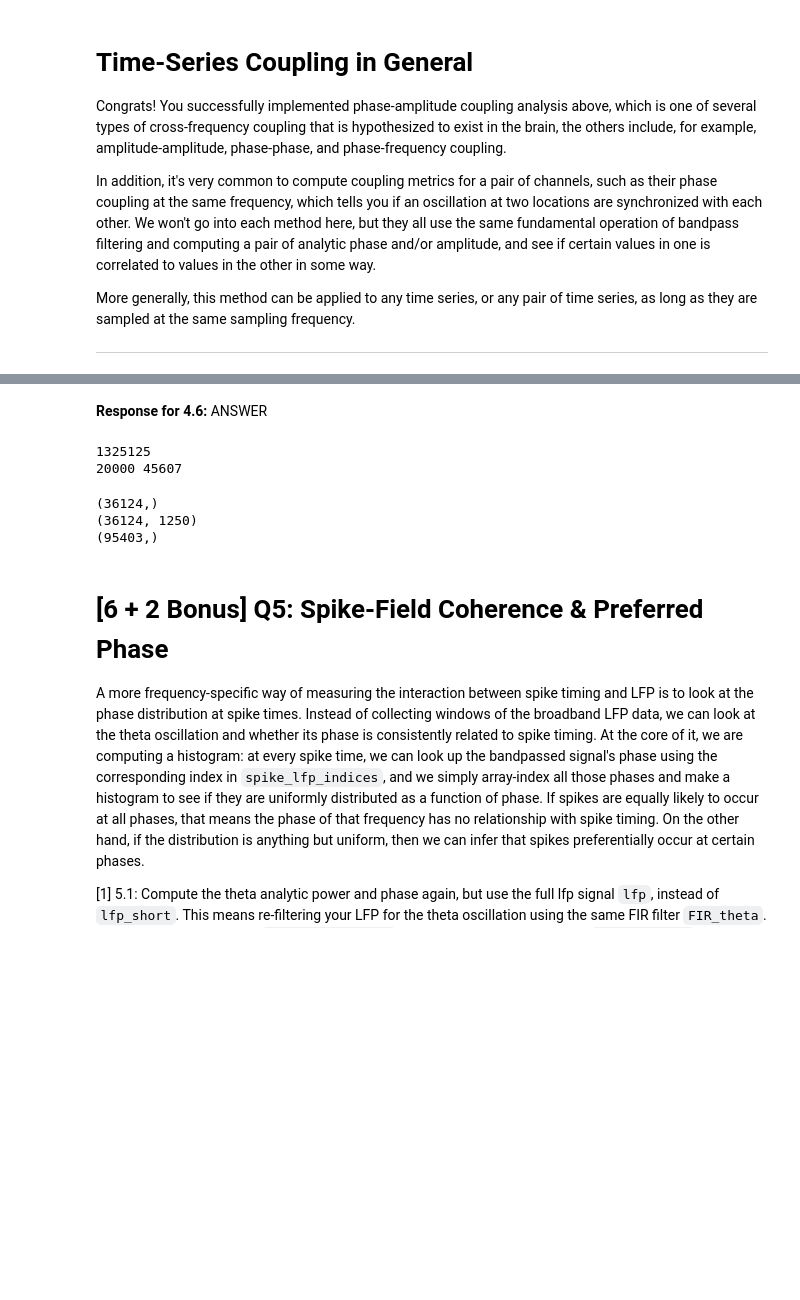
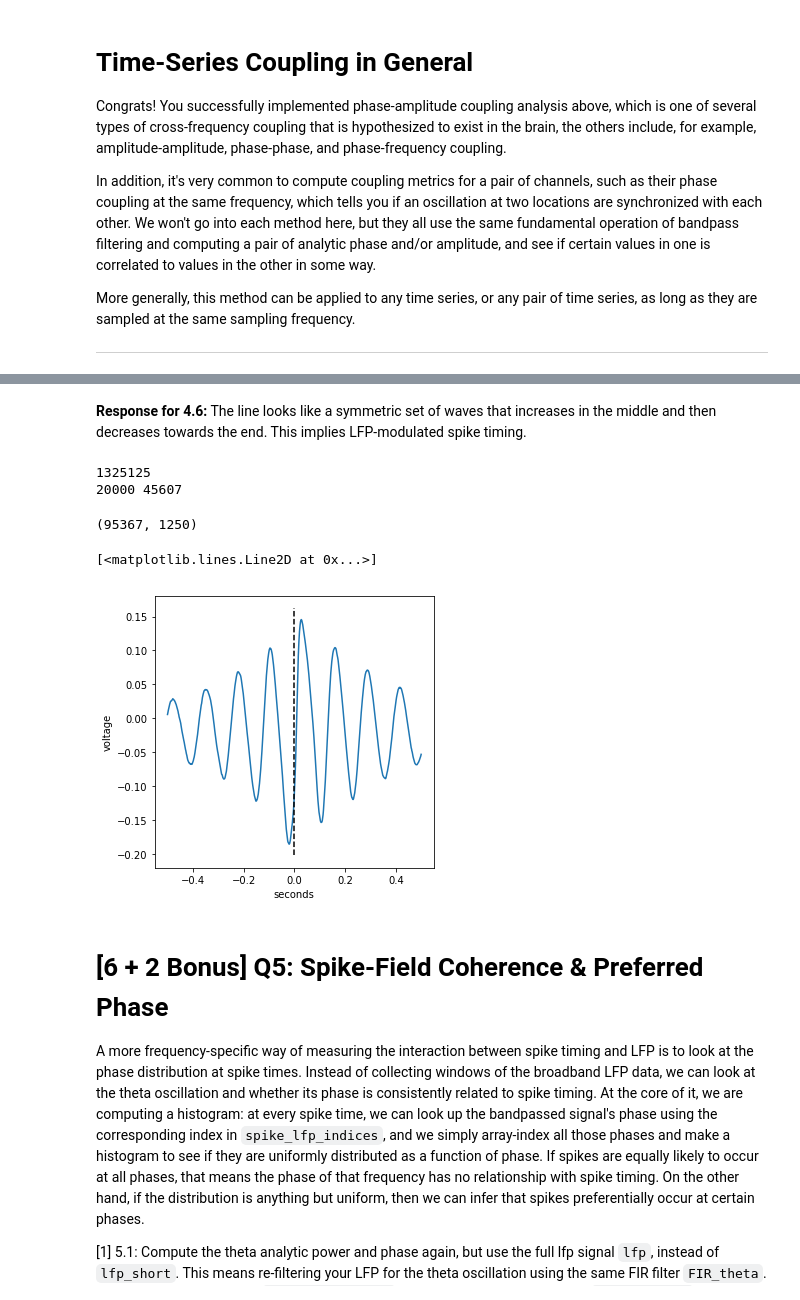
Before and after one commit to benjaminmakowsky/cogs118c, a Jupyter notebook: Assignments/A4-HilbertLFPSpike.ipynb, the cells around one changed output, grey strips where cells are left out. Drawn from its saved outputs; the diff is of its cells as text; code cells hidden in the pictures; blank space fills up the shorter version.

```diff
--- a/Assignments/A4-HilbertLFPSpike.ipynb
+++ b/Assignments/A4-HilbertLFPSpike.ipynb
@@ -333,8 +329,8 @@ We can't use it directly yet, however, since those indices has a different sampl
 [1] Q4.5: Compute the spike-triggered average (STA), which is averaging `STA_windows` across the spike dimensions (rows). Plot the STA, note that the x-axis should be in units of seconds. I plot a dashed line for you denoting the trigger point at 0, which are the reference points (spikes).
 
 [1] Q4.6: Spike-triggered average is a crude way of seeing if there is a systematic relationship between the LFP and the spike times of the neuron. If they have no relationship, then the STA should average out to zero because there is no consistent temporally-locked pattern. On the other hand, if the STA is not a flat line, that implies LFP-modulated spike timing. Describe in words what your plot looks like, and what your interpretation is, in particular with respect to the theta oscillation.
-# %% [markdown]
-**Response for 4.6:** ANSWER
+# %% [markdown]
+**Response for 4.6:** The line looks like a symmetric set of waves that increases in the middle and then decreases towards the end. This implies LFP-modulated spike timing.
 # %%
 lfp_fs = fs # rename lfp_fs to avoid confusion
 # use the full LFP vector now
@@ -346,8 +342,8 @@ spike_indices = data['spike_indices']
 print(spike_fs, spike_indices[100])
 
 # convert spike index to spike time in seconds
-spike_times = 1/spike_fs * spike_indices
-spike_lfp_inds = (np.round(spike_times,decimals = 0))
+spike_times = spike_indices / spike_fs
+spike_lfp_inds = (np.round(spike_times*lfp_fs,decimals = 0))
 # %% [output]
 1325125
 20000 45607
@@ -355,7 +351,7 @@ spike_lfp_inds = (np.round(spike_times,decimals = 0))
 def get_windows(data, spike_lfp_inds, lfp_fs, len_pre, len_post):
     windows = list()
     for index in spike_lfp_inds:
-        if index + lfp_fs*len_pre >= 0 and index + len_post*lfp_fs <= spike_lfp_inds.shape[0]:
+        if index + lfp_fs*len_pre >= 0 and index + len_post*lfp_fs <= len(data):
             start = int(index + int(len_pre*lfp_fs))
             end = int(index + int(len_post*lfp_fs))
             window = data[int(start):int(end)]
@@ -366,20 +362,23 @@ len_pre = -0.5
 len_post = 0.5
 
 # time vector for STA
-t_STA = spike_times
+t_STA = np.arange(len_pre,len_post, 1/lfp_fs)
 STA_windows = get_windows(lfp,spike_lfp_inds,lfp_fs,len_pre,len_post)
-STA = np.mean(STA_windows, axis =1)
-print(STA.shape)
+STA = np.mean(STA_windows, axis = 0)
+#print(STA.shape)
 print(STA_windows.shape)
-print(spike_times.shape)
+#print(spike_times.shape)
 # %% [output]
-(36124,)
-(36124, 1250)
-(95403,)
+(95367, 1250)
 # %%
 # plot STA
 plt.figure(figsize=(5,5))
+plt.xlabel("seconds");plt.ylabel("voltage")
+plt.plot(t_STA, STA, label = "STA")
 plt.plot([0,0], plt.ylim(), 'k--')
+# %% [output]
+[<matplotlib.lines.Line2D at 0x...>]
+[figure, added]
 # %% [markdown]
 # [6 + 2 Bonus] Q5: Spike-Field Coherence & Preferred Phase
 A more frequency-specific way of measuring the interaction between spike timing and LFP is to look at the phase distribution at spike times. Instead of collecting windows of the broadband LFP data, we can look at the theta oscillation and whether its phase is consistently related to spike timing. At the core of it, we are computing a histogram: at every spike time, we can look up the bandpassed signal's phase using the corresponding index in `spike_lfp_indices`, and we simply array-index all those phases and make a histogram to see if they are uniformly distributed as a function of phase. If spikes are equally likely to occur at all phases, that means the phase of that frequency has no relationship with spike timing. On the other hand, if the distribution is anything but uniform, then we can infer that spikes preferentially occur at certain phases.
```
Also changed, not shown: parts of 6 cells of this notebook.
